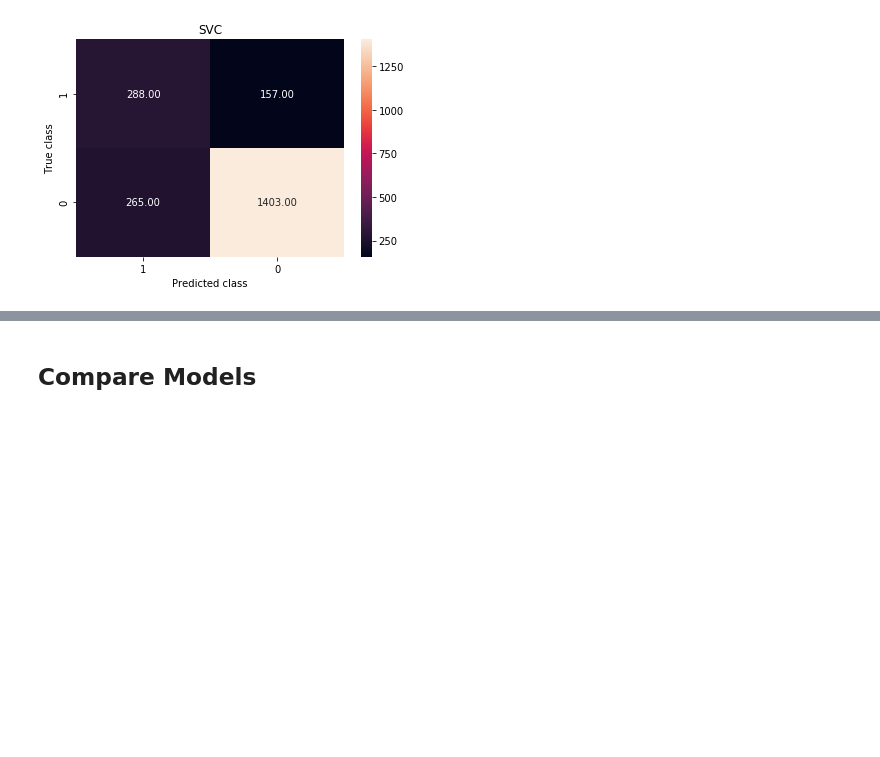
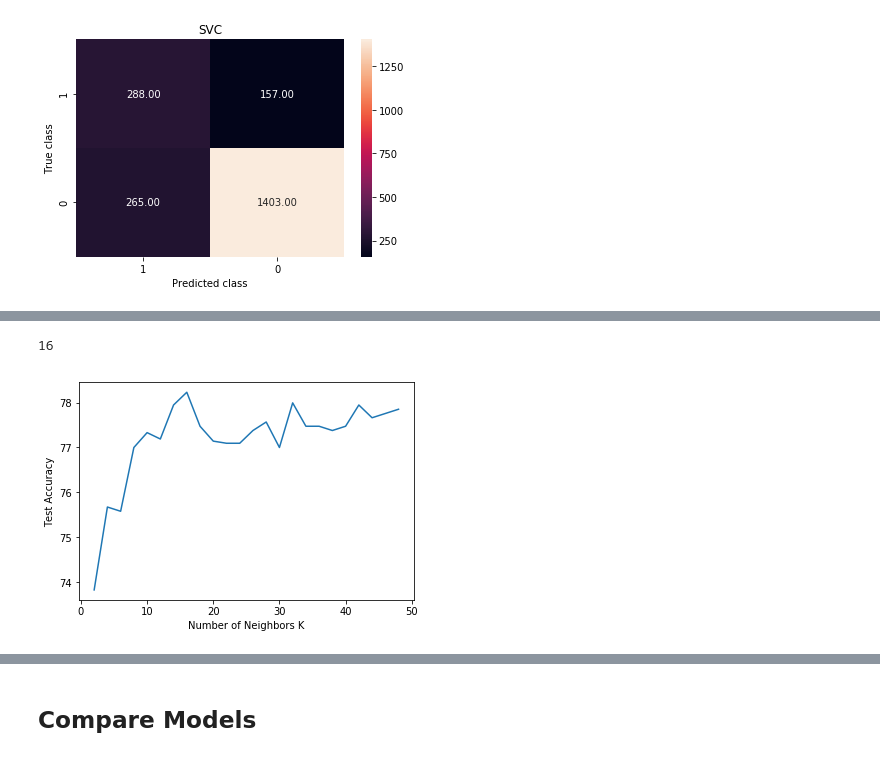
Before and after one commit to hctlee0812/Springboard, a Jupyter notebook: Capstone Project 2/Predictive Modeling/Telecom Churn | Predictive Analytics.ipynb, the cells around one changed output, grey strips where cells are left out. Cells and saved outputs as stored; diff of their text form; code cells hidden in the pictures; blank space fills up the shorter version.

```diff
--- a/Capstone Project 2/Predictive Modeling/Telecom Churn | Predictive Analytics.ipynb
+++ b/Capstone Project 2/Predictive Modeling/Telecom Churn | Predictive Analytics.ipynb
@@ -184,0 +206,23 @@ avg / total       0.79      0.80      0.79      2113
+# %%
+cv_preds = []
+
+#Perform 10-fold cross validation on testing set for odd values of k
+seed=0
+for k in neighbors:
+    k_value = k+1
+    knn = KNeighborsClassifier(n_neighbors = k_value, weights='uniform', p=2, metric='euclidean')
+    kfold = model_selection.KFold(n_splits=10, random_state=seed)
+    preds = model_selection.cross_val_predict(knn, X_test, y_test, cv=kfold)
+    cv_preds.append(metrics.accuracy_score(y_test, preds)*100)
+    #print("k=%d %0.2f" % (k_value, 100*metrics.accuracy_score(test_y, preds)))
+
+optimal_k = neighbors[cv_preds.index(max(cv_preds))]
+print(optimal_k)
+
+plt.plot(neighbors, cv_preds)
+plt.xlabel('Number of Neighbors K')
+plt.ylabel('Test Accuracy')
+plt.show()
+# %% [output]
+16
+[figure, added]
```
Also changed, not shown: parts of 15 cells of this notebook.
